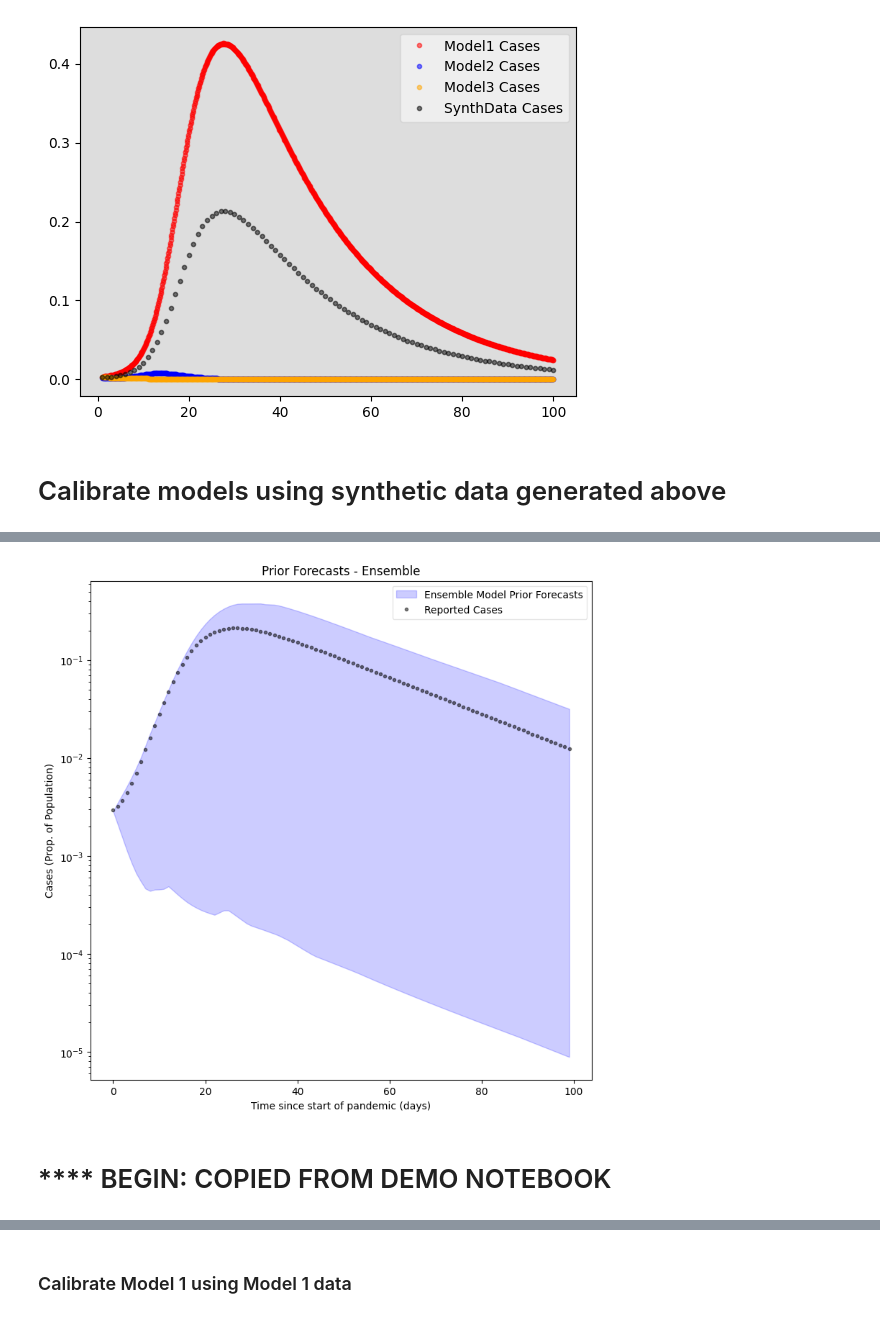
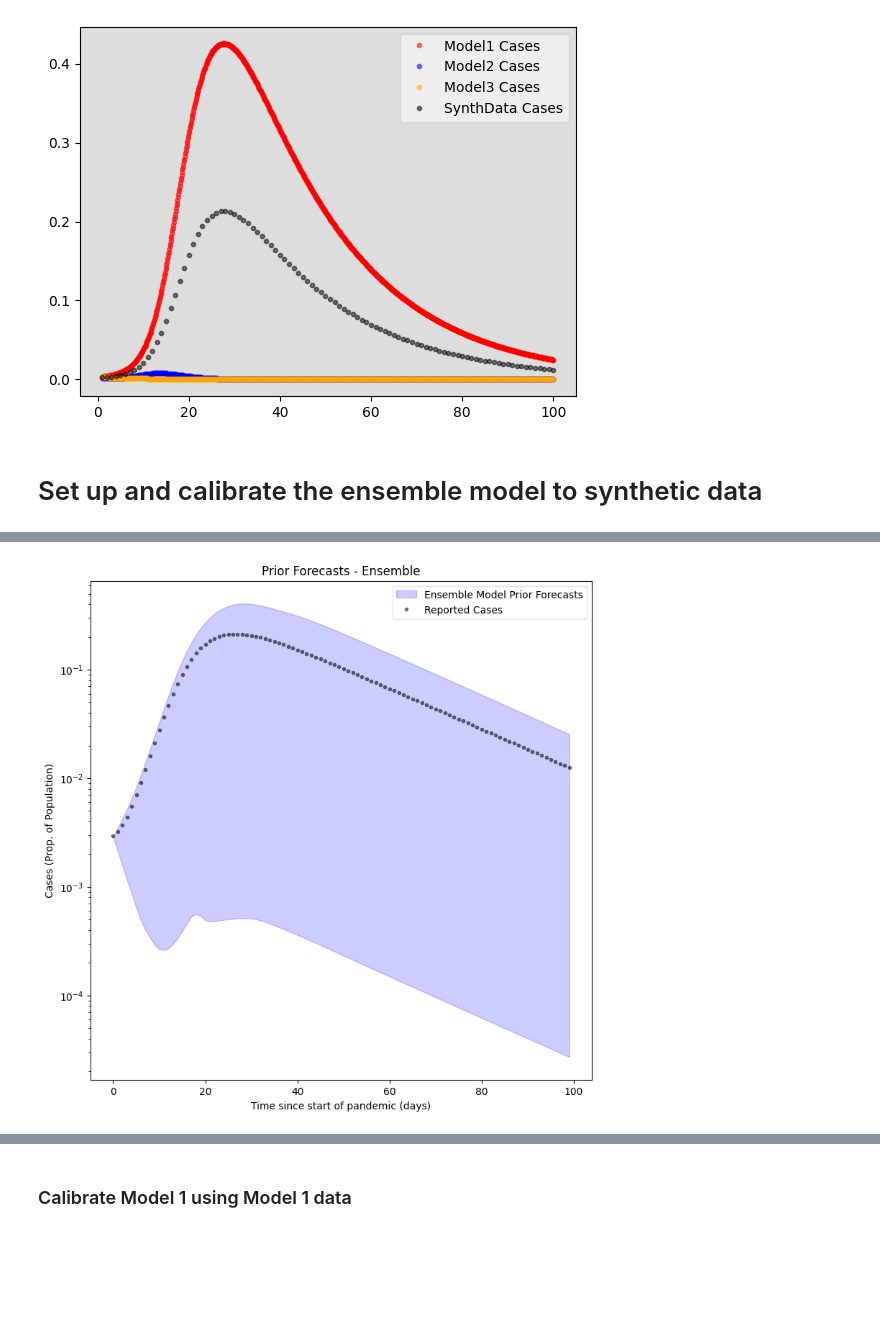
Before and after one commit to ciemss/pyciemss, a Jupyter notebook: notebook/april_ensemble/syndata_generate_and_test.ipynb, the cells around one changed output, grey strips where cells are left out. Saved outputs shown, nothing was run; the diff lists cells and outputs as text; code cells hidden in the pictures; blank space fills up the shorter version.

```diff
--- a/notebook/april_ensemble/syndata_generate_and_test.ipynb
+++ b/notebook/april_ensemble/syndata_generate_and_test.ipynb
@@ -854 +767,5 @@ model2_prior_forecast = sample_petri(setup_model2, timepoints=t_points, num_samp
+# %%
+# CAUTION!!! Check the number of samples you are using! 1000 samples is going to take a while...
+num_samples = 50
+model2_prior_forecast = sample_petri(intervened_model2, timepoints=t_points, num_samples = num_samples)
 # %%
@@ -993 +888,5 @@ model3_prior_forecast = sample_petri(setup_model3, timepoints=t_points, num_samp
+# %%
+# CAUTION!!! Check the number of samples you are using! 1000 samples is going to take a while...
+num_samples = 50
+model3_prior_forecast = sample_petri(intervened_model3, timepoints=t_points, num_samples = num_samples)
 # %%
@@ -1012,8 +909,8 @@ ax = plot_observations(synth_data_dict['model3']['Cases'][0], t_points, ax=ax, c
 ## Combine data from the three models using prescribed weights
 # %%
 # Assign weights for each model, and create a dictionary
-weights = [0.5, 0.3, 0.2]
-model_weights = dict(zip(synth_data_dict.keys(), weights))
+generating_weights = [0.5, 0.3, 0.2]
+model_weights = dict(zip(synth_data_dict.keys(), generating_weights))
 
 # Create a df containing the weighted sum of the different model solutions for each variable
 model_names = synth_data_dict.keys()
@@ -1027,12 +924,11 @@ for vn in var_names:
     new_synth_data_dict[vn] = this_var.numpy()
 synth_data_df = pd.DataFrame.from_dict(new_synth_data_dict)
 
-# keep only integer time values so there's one data point per day
+# Keep only integer time values so there's one data point per day
 keep_idx = [i for i,t in enumerate(t_points) if int(t) == t] # np.arange(0, 10*N_t + 1, 10)
 synth_data_df = synth_data_df.iloc[keep_idx]
-print(synth_data_df)
 
-# add date column
+# Add date column
 from datetime import date, timedelta, datetime
 
 start_date = date(2021, 12, 1)
@@ -1044,15 +940,14 @@ date_col
 synth_data_df["Date"] = date_col #pd.DataFrame(Date = date_col, synth_data_df)
 synth_data_df = synth_data_df.iloc[:, [3, 0, 2, 1]]
 
-# reset dataframe index
+# Reset dataframe index
 synth_data_df = synth_data_df.reset_index(drop = True)
-synth_data_df
 
-# change dataframe column names to match expected testing data format
+# Change dataframe column names to match expected testing data format
 synth_data_df = synth_data_df.rename(columns = {"Date": "date",
                                                 "Cases": "case_census",
                                                 "Dead": "cumulative_deaths",
                                                 "Hospitalizations": "hospital_census"})
-print(synth_data_df["case_census"]/data_total_population)
+#print(synth_data_df["case_census"]/data_total_population)
 synth_data_df
 # %% [output]
@@ -1106,6 +984,6 @@ ax = plot_observations(model3_df['Cases'], t_points, ax=ax, color="orange", labe
 ax = plot_observations(synth_data_df['case_census']/data_total_population, t_points[keep_idx], ax=ax, color="black", label="SynthData Cases")
 # %% [output]
 [figure]
-# %% [markdown]
-# Calibrate models using synthetic data generated above
+# %% [markdown]
+# Set up and calibrate the ensemble model to synthetic data
 # %%
@@ -1112,7 +991,7 @@ ax = plot_observations(synth_data_df['case_census']/data_total_population, t_poi
 train_data, train_cases, train_timepoints, test_cases, test_timepoints, all_timepoints = get_train_test_data(synth_data_df, train_start_date, test_start_date, test_end_date)
 start_time = train_timepoints[0] - 1e-5
 # %%
-# Setup the ensemble model
+# Set up the ensemble model
 
 models = [intervened_model1, intervened_model2, intervened_model3]
 # models = [setup_model1, setup_model2, setup_model3]
@@ -1125,7 +1004,7 @@ ensemble_total_population = 1.0
 dirichlet_concentration = 1.0
 noise_pseudocount = 100.0
 
-ensemble = setup_model(models,
+ensemble = setup_model_ensemble(models,
                        ensemble_weights,
                        solution_mappings,
                        start_time,
@@ -1153,11 +1032,9 @@ Ensemble of 3 models.
         pseudocount = 1.0
 )]
 # %%
-# Sample from the Ensemble
-ensemble_prior_forecasts = sample(ensemble, all_timepoints, num_samples)
+# Sample from the ensemble prior
+ensemble_prior_forecasts = sample_ensemble(ensemble, all_timepoints, num_samples)
 ax = plot_predictive(ensemble_prior_forecasts, all_timepoints, ax=setup_ax(), title="Prior Forecasts - Ensemble", color="blue", label="Ensemble Model Prior Forecasts")
 ax = plot_observations(synth_data_df['case_census']/data_total_population, all_timepoints, ax=ax, color="black", label="Reported Cases")
 # %% [output]
-[figure, old version]
+[figure, new version]
-# %% [markdown]
-# **** BEGIN: COPIED FROM DEMO NOTEBOOK
```
Also changed, not shown: parts of 56 cells of this notebook.
